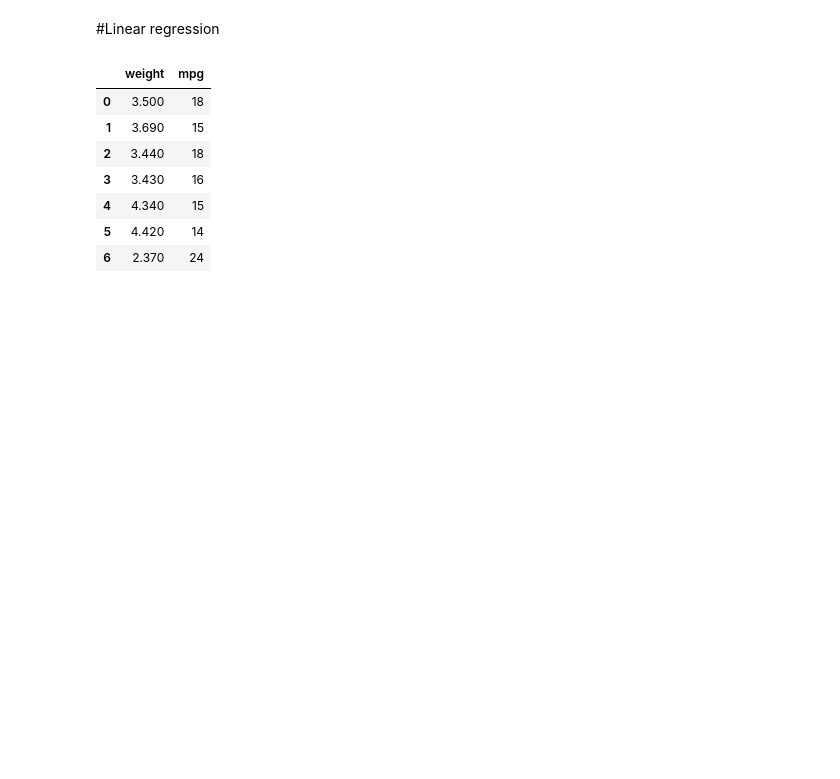
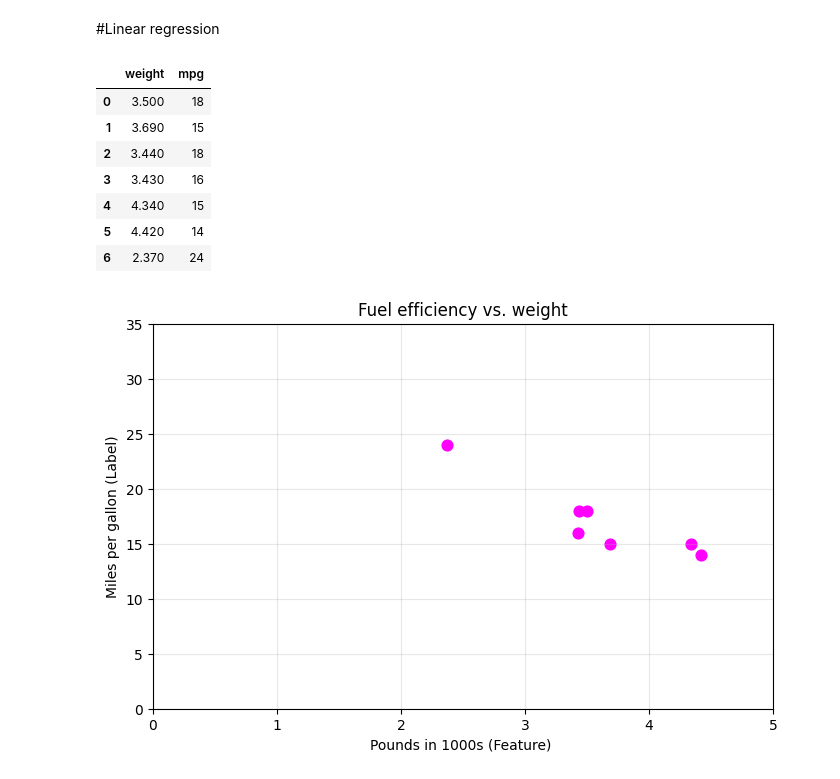
Before and after one commit to danielbazx/Machine-Learning-6-SIN-A-Mar-Jul-2026, a Jupyter notebook: loss.ipynb, the cells around one changed output. Drawn from its saved outputs; the diff is of its cells as text; code cells hidden in the pictures; blank space fills up the shorter version.

Commit message:
wip: data visualization

```diff
--- a/loss.ipynb
+++ b/loss.ipynb
@@ -243,3 +243,16 @@ cars
 | 4 | 4.340 | 15 |
 | 5 | 4.420 | 14 |
 | 6 | 2.370 | 24 |
+# %%
+#Visualize the data (same scatter plot as in the slides)
+plt.figure(figsize=(8,5))
+plt.scatter(cars["weight"], cars["mpg"], color="magenta", s=60)
+plt.xlabel("Pounds in 1000s (Feature) ")
+plt.ylabel("Miles per gallon (Label)")
+plt.title("Fuel efficiency vs. weight")
+plt.xlim (0, 5)
+plt.ylim(0, 35)
+plt.grid(True, alpha=0.3)
+plt.show()
+# %% [output]
+[figure, added]
```
